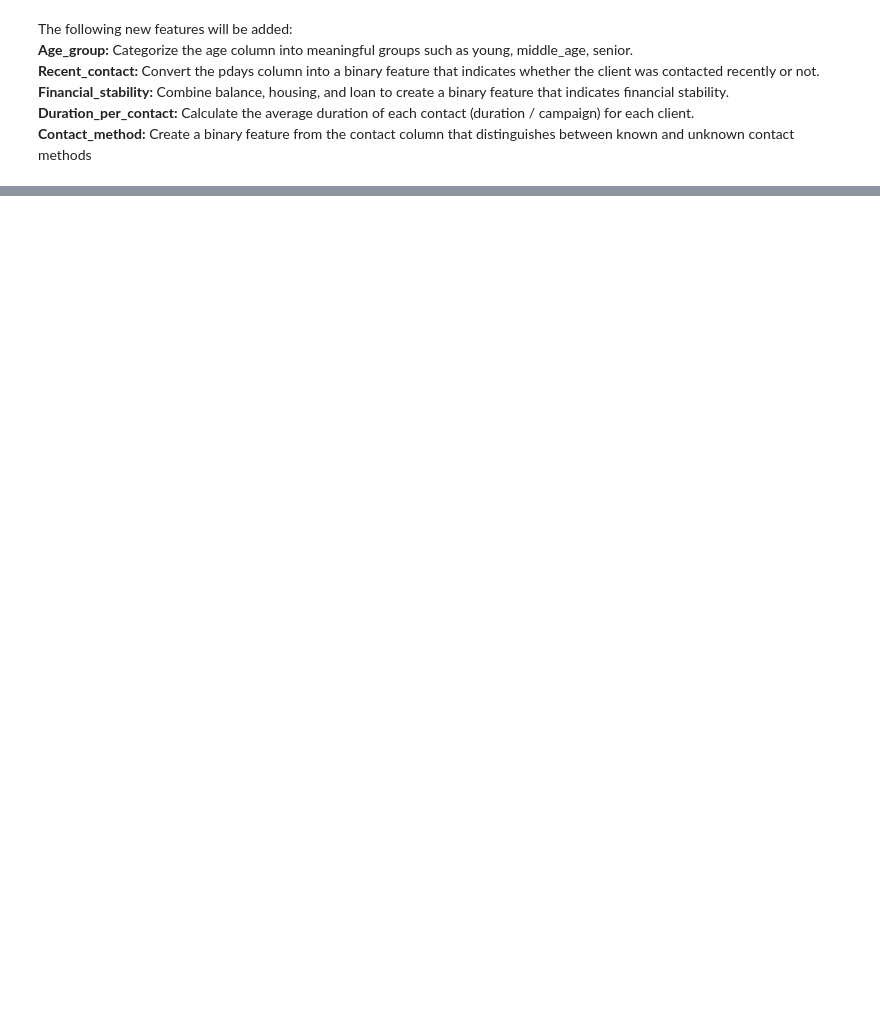
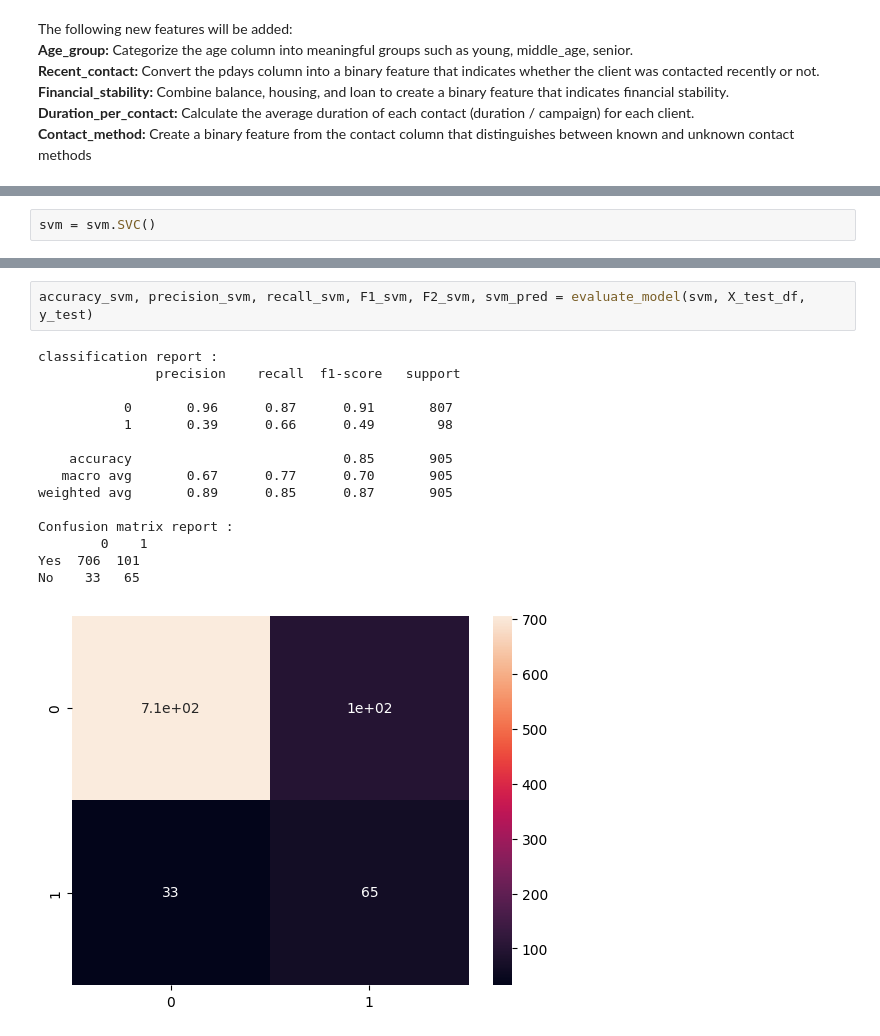
Before and after one commit to acheampongmaa/Bank-Term-Deposit-Prediction, a Jupyter notebook: main_codes.ipynb, the cells around one changed output, grey strips where cells are left out. Saved outputs shown, nothing was run; the diff lists cells and outputs as text; blank space fills up the shorter version.

```diff
--- a/main_codes.ipynb
+++ b/main_codes.ipynb
@@ -258,0 +535,2 @@ data.head()
+# %%
+svm = svm.SVC()
@@ -258,0 +541,18 @@ data.head()
+# %%
+accuracy_svm, precision_svm, recall_svm, F1_svm, F2_svm, svm_pred = evaluate_model(svm, X_test_df, y_test)
+# %% [output]
+classification report :
+               precision    recall  f1-score   support
+
+           0       0.96      0.87      0.91       807
+           1       0.39      0.66      0.49        98
+
+    accuracy                           0.85       905
+   macro avg       0.67      0.77      0.70       905
+weighted avg       0.89      0.85      0.87       905
+
+Confusion matrix report :
+        0    1
+Yes  706  101
+No    33   65
+[figure, added]
```
Also changed, not shown: parts of 66 cells of this notebook.
